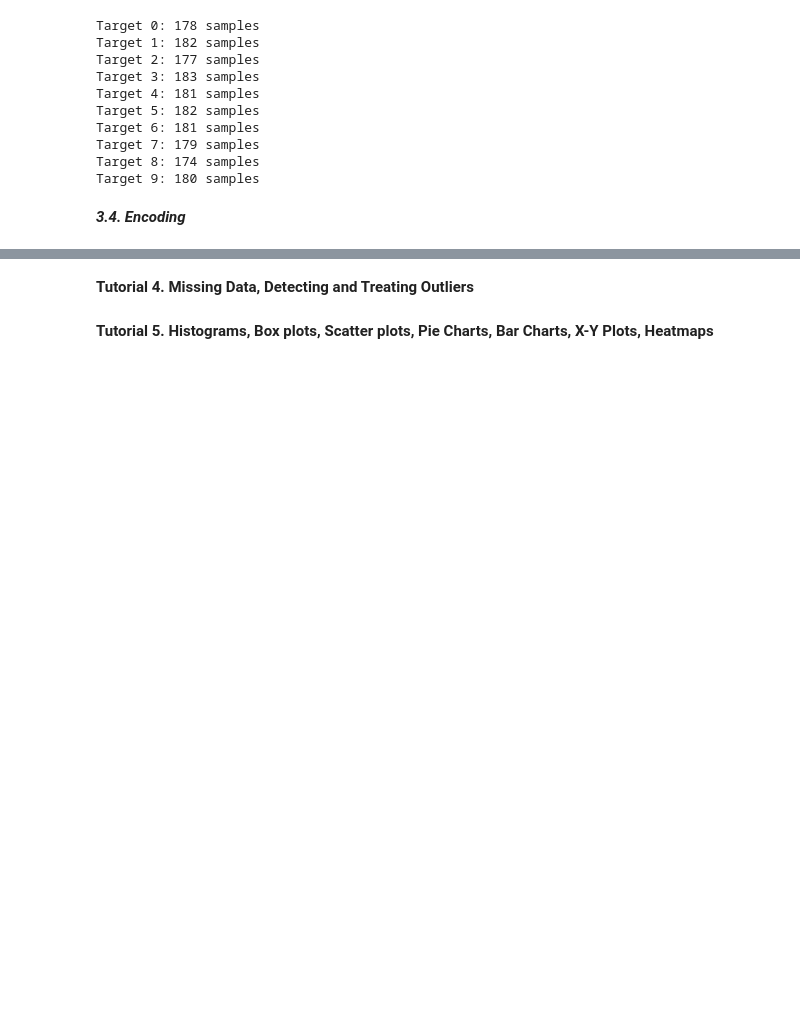
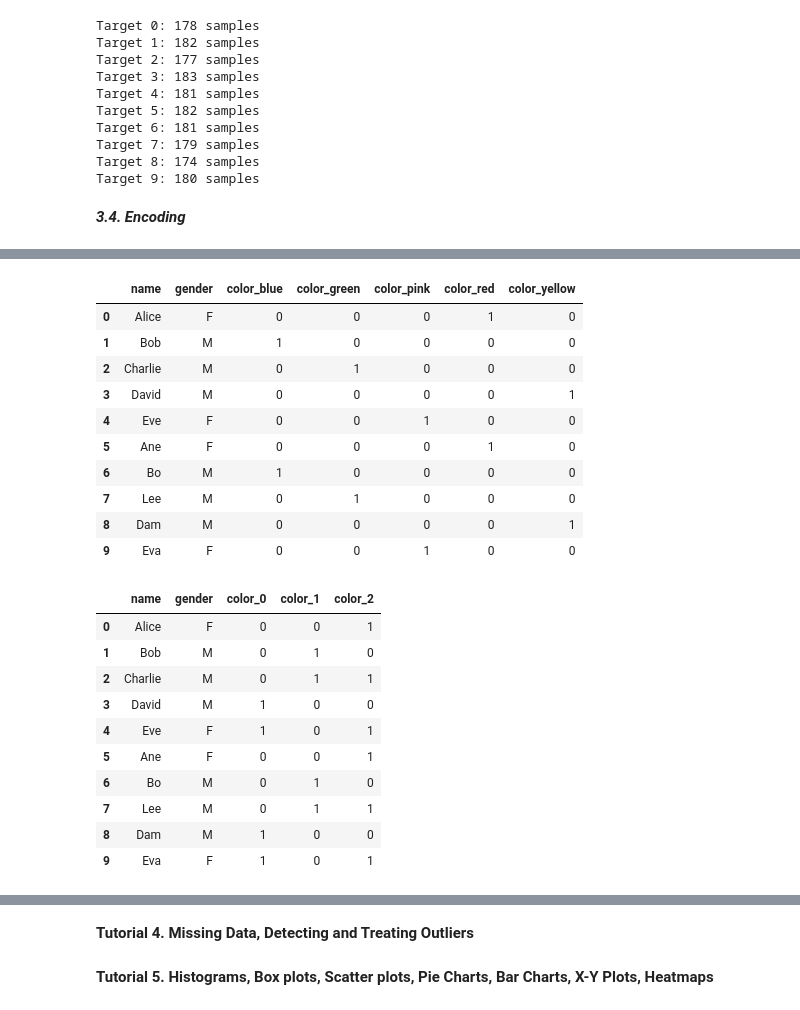
Before and after one commit to bpbpublications/Statistics-for-Data-Scientists-and-Analysts, a Jupyter notebook: notebooks/chapter2/chapter2.ipynb, the cells around one changed output, grey strips where cells are left out. Cells and saved outputs as stored; diff of their text form; code cells hidden in the pictures; blank space fills up the shorter version.

```diff
--- a/notebooks/chapter2/chapter2.ipynb
+++ b/notebooks/chapter2/chapter2.ipynb
@@ -421,2 +520,54 @@ diabities_df
+# %%
+from IPython.display import display
+import pandas as pd
+import category_encoders as ce
+
+class Encoders_Difference:
+    def __init__(self,df):
+        self.df = df
+
+    def one_hot_encoding(self):
+        df_encoded1 = pd.get_dummies(df, columns=['color'],dtype=int)
+        display(df_encoded1)
+
+    def binary_encoder(self):
+        encoder = ce.BinaryEncoder(cols=['color'])
+        df_encoded2 = encoder.fit_transform(df)
+        display(df_encoded2)
+
+
+# Create a sample dataframe with 3 columns: name, gender and color
+df = pd.DataFrame({
+    'name': ['Alice', 'Bob', 'Charlie', 'David', 'Eve', 'Ane', 'Bo', 'Lee', 'Dam', 'Eva'],
+    'gender': ['F', 'M', 'M', 'M', 'F', 'F', 'M', 'M', 'M', 'F'],
+    'color': ['red', 'blue', 'green', 'yellow', 'pink', 'red', 'blue', 'green', 'yellow', 'pink']
+})
+
+encoderDifference_obj = Encoders_Difference(df)
+encoderDifference_obj.one_hot_encoding()
+encoderDifference_obj.binary_encoder()
+# %% [output]
+|  | name | gender | color_blue | color_green | color_pink | color_red | color_yellow |
+| 0 | Alice | F | 0 | 0 | 0 | 1 | 0 |
+| 1 | Bob | M | 1 | 0 | 0 | 0 | 0 |
+| 2 | Charlie | M | 0 | 1 | 0 | 0 | 0 |
+| 3 | David | M | 0 | 0 | 0 | 0 | 1 |
+| 4 | Eve | F | 0 | 0 | 1 | 0 | 0 |
+| 5 | Ane | F | 0 | 0 | 0 | 1 | 0 |
+| 6 | Bo | M | 1 | 0 | 0 | 0 | 0 |
+| 7 | Lee | M | 0 | 1 | 0 | 0 | 0 |
+| 8 | Dam | M | 0 | 0 | 0 | 0 | 1 |
+| 9 | Eva | F | 0 | 0 | 1 | 0 | 0 |
+|  | name | gender | color_0 | color_1 | color_2 |
+| 0 | Alice | F | 0 | 0 | 1 |
+| 1 | Bob | M | 0 | 1 | 0 |
+| 2 | Charlie | M | 0 | 1 | 1 |
+| 3 | David | M | 1 | 0 | 0 |
+| 4 | Eve | F | 1 | 0 | 1 |
+| 5 | Ane | F | 0 | 0 | 1 |
+| 6 | Bo | M | 0 | 1 | 0 |
+| 7 | Lee | M | 0 | 1 | 1 |
+| 8 | Dam | M | 1 | 0 | 0 |
+| 9 | Eva | F | 1 | 0 | 1 |
 # %%
 ***3.4.3. Label encoding tutorial***
```
Also changed, not shown: parts of 10 cells of this notebook.
